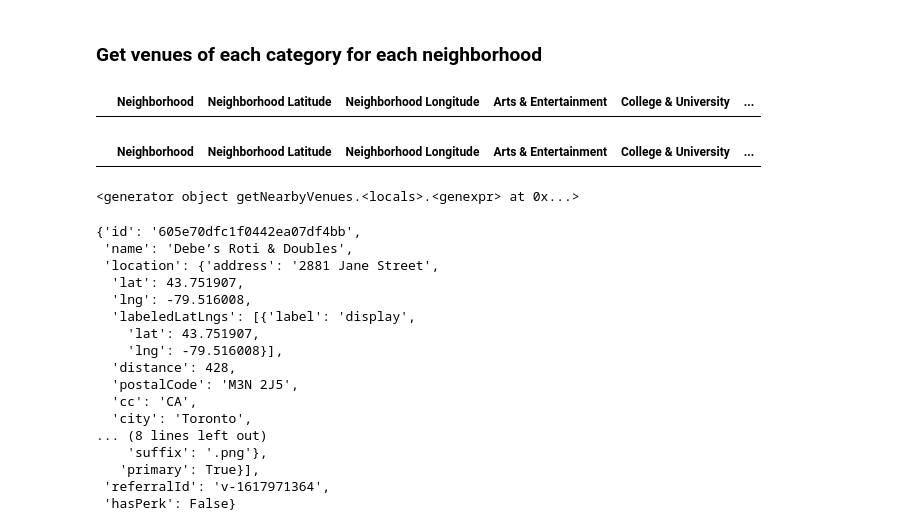
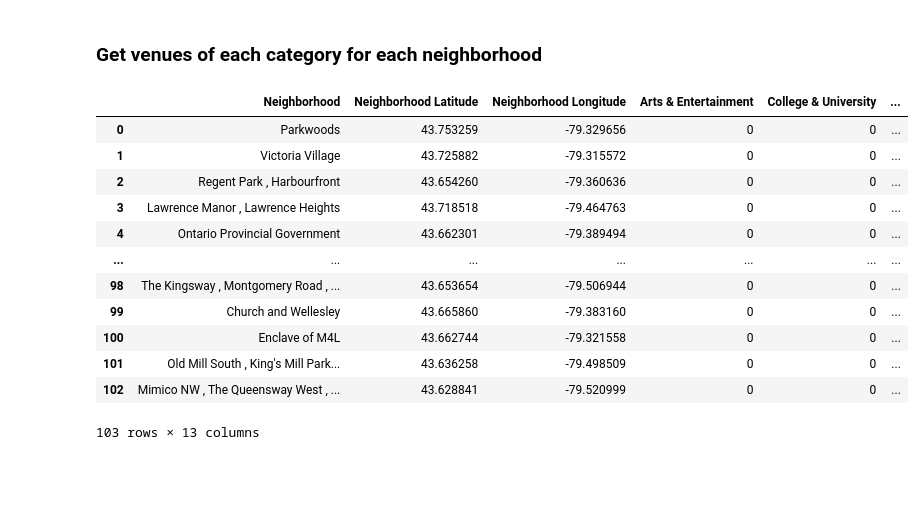
Before and after one commit to TobiasHoefchen/Coursera_Capstone, a Jupyter notebook: Capstone_Project_week5.ipynb, the cells around one changed output. Saved outputs shown, nothing was run; the diff lists cells and outputs as text; code cells hidden in the pictures; blank space fills up the shorter version.

Commit message:
Completed Exploratory Analysis
Next step: split requests to foursquare API because otherwise its too large

```diff
--- a/Capstone_Project_week5.ipynb
+++ b/Capstone_Project_week5.ipynb
@@ -127,6 +127,10 @@ map_toronto
 In this project i will only take a look at the general categories (e.g. restaurants) not subcategories like Asian-Restaurant.
 # %% [markdown]
 ### Get list of all possible categories
+# %%
+URL = "https://developer.foursquare.com/docs/build-with-foursquare/categories/"
+response  = requests.get(URL)
+soup = BeautifulSoup(response.content,"html5lib")
 # %%
 content = soup.find(class_="documentTemplate__Content-sc-5mpekp-0 bbBBoE")
 
@@ -184,7 +188,7 @@ categoriesDict
 # %% [markdown]
 ### Add categories to data
 # %%
-for category in categories:
-    data[category] = None
+#for category in categories:
+#    data[category] = None
 
-data.head()
+#data.head()
@@ -212,15 +209,13 @@ LIMIT = 100 # A default Foursquare API limit value
 def getNearbyVenues(categories, names, latitudes, longitudes, radius=500):
 
     nearby_venues = pd.DataFrame(columns = ['Neighborhood', 'Neighborhood Latitude', 'Neighborhood Longitude'] + categories)
-    venues_dict=my_dictionary()
+
     for name, lat, lng in zip(names, latitudes, longitudes):
-        if name == names[1]:
-            break
 
         tmpDict = my_dictionary()
         tmpDict.add("Neighborhood",name)
-        tmpDict.add("Latitude", lat)
-        tmpDict.add("Longitude", lng)
+        tmpDict.add("Neighborhood Latitude", lat)
+        tmpDict.add("Neighborhood Longitude", lng)
 
         for category in categories:
             # create the API request URL
@@ -235,58 +230,39 @@ def getNearbyVenues(categories, names, latitudes, longitudes, radius=500):
                 LIMIT)
 
             # make the GET request to get amount of items of each category
-            results = requests.get(url).json()["response"]["venues"]
+            if requests.get(url).json()["meta"]["code"] == 429:
+                #which means i'm out of calls for today
+                results = []
+            else:
+                results = requests.get(url).json()["response"]["venues"]
 
             #count quantity of items of each category
             quantity = len(results)
 
-            #list names of items
-            itemNames = [results[i]["name"] for i in range(0, len(results))]
-
             #add categories to dictionary
             tmpDict.add(category, quantity)
 
-        nearby_venues.append(tmpDict, ignore_index=True)
-    #nearby_venues = pd.DataFrame([item for venue_list in venues_list for item in venue_list])
+        nearby_venues = nearby_venues.append(tmpDict, ignore_index=True)
 
 
     return nearby_venues
-# %%
-columns = ['Neighborhood', 'Neighborhood Latitude', 'Neighborhood Longitude'] + categories
-pd.DataFrame(columns = columns)
-# %% [output]
-|  | Neighborhood | Neighborhood Latitude | Neighborhood Longitude | Arts & Entertainment | College & University | ... |
 # %%
-data1 = getNearbyVenues(categories,
+venue_data = getNearbyVenues(categories,
                         names=data['Neighborhood'],
                         latitudes=data['Latitude'],
                         longitudes=data['Longitude'])
-data1
+venue_data.shape
 # %% [output]
 |  | Neighborhood | Neighborhood Latitude | Neighborhood Longitude | Arts & Entertainment | College & University | ... |
+| 0 | Parkwoods | 43.753259 | -79.329656 | 0 | 0 | ... |
+| 1 | Victoria Village | 43.725882 | -79.315572 | 0 | 0 | ... |
+| 2 | Regent Park , Harbourfront | 43.654260 | -79.360636 | 0 | 0 | ... |
+| 3 | Lawrence Manor , Lawrence Heights | 43.718518 | -79.464763 | 0 | 0 | ... |
+| 4 | Ontario Provincial Government | 43.662301 | -79.389494 | 0 | 0 | ... |
+| ... | ... | ... | ... | ... | ... | ... |
+| 98 | The Kingsway , Montgomery Road , ... | 43.653654 | -79.506944 | 0 | 0 | ... |
+| 99 | Church and Wellesley | 43.665860 | -79.383160 | 0 | 0 | ... |
+| 100 | Enclave of M4L | 43.662744 | -79.321558 | 0 | 0 | ... |
+| 101 | Old Mill South , King's Mill Park... | 43.636258 | -79.498509 | 0 | 0 | ... |
+| 102 | Mimico NW , The Queensway West , ... | 43.628841 | -79.520999 | 0 | 0 | ... |
+103 rows × 13 columns
-# %%
-data1[0]
-# %% [output]
-<generator object getNearbyVenues.<locals>.<genexpr> at 0x...>
-# %%
-results = requests.get(url).json()['response']['venues']
-len(results)
-results[0]
-# %% [output]
-{'id': '605e70dfc1f0442ea07df4bb',
- 'name': 'Debe’s Roti & Doubles',
- 'location': {'address': '2881 Jane Street',
-  'lat': 43.751907,
-  'lng': -79.516008,
-  'labeledLatLngs': [{'label': 'display',
-    'lat': 43.751907,
-    'lng': -79.516008}],
-  'distance': 428,
-  'postalCode': 'M3N 2J5',
-  'cc': 'CA',
-  'city': 'Toronto',
-... (8 lines left out)
-    'suffix': '.png'},
-   'primary': True}],
- 'referralId': 'v-1617971364',
- 'hasPerk': False}
```
Also changed, not shown: parts of 10 cells of this notebook, 1 other file.
